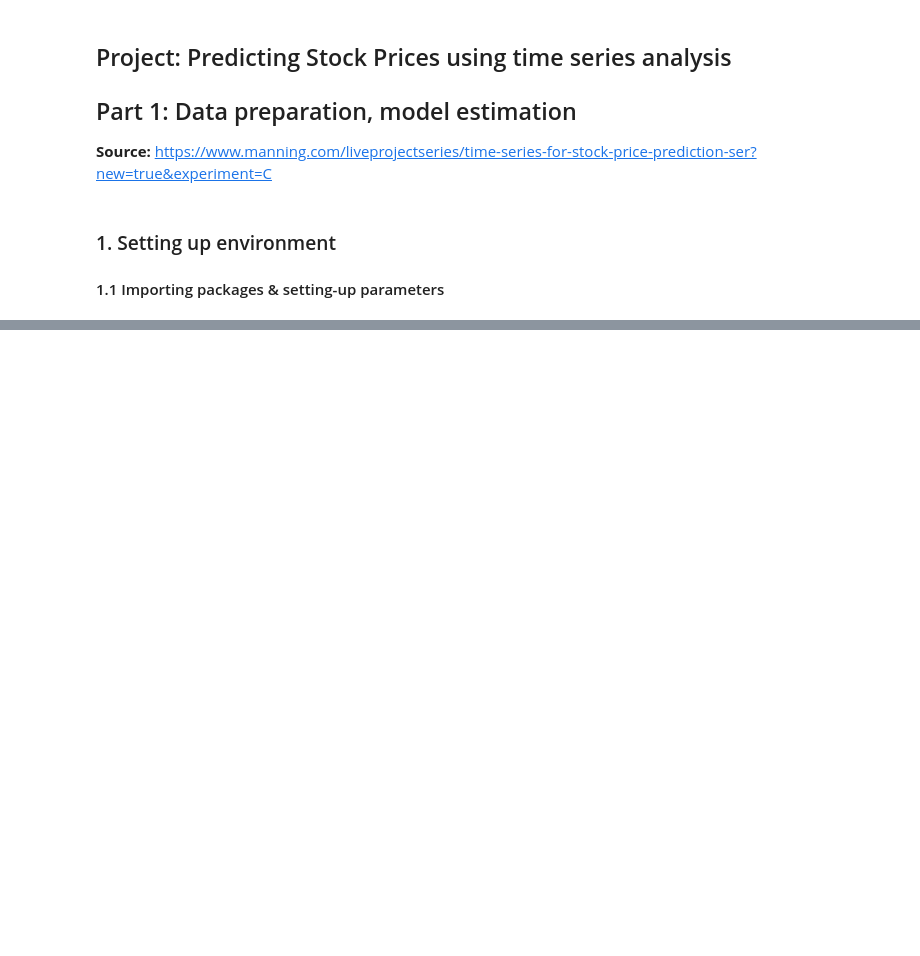
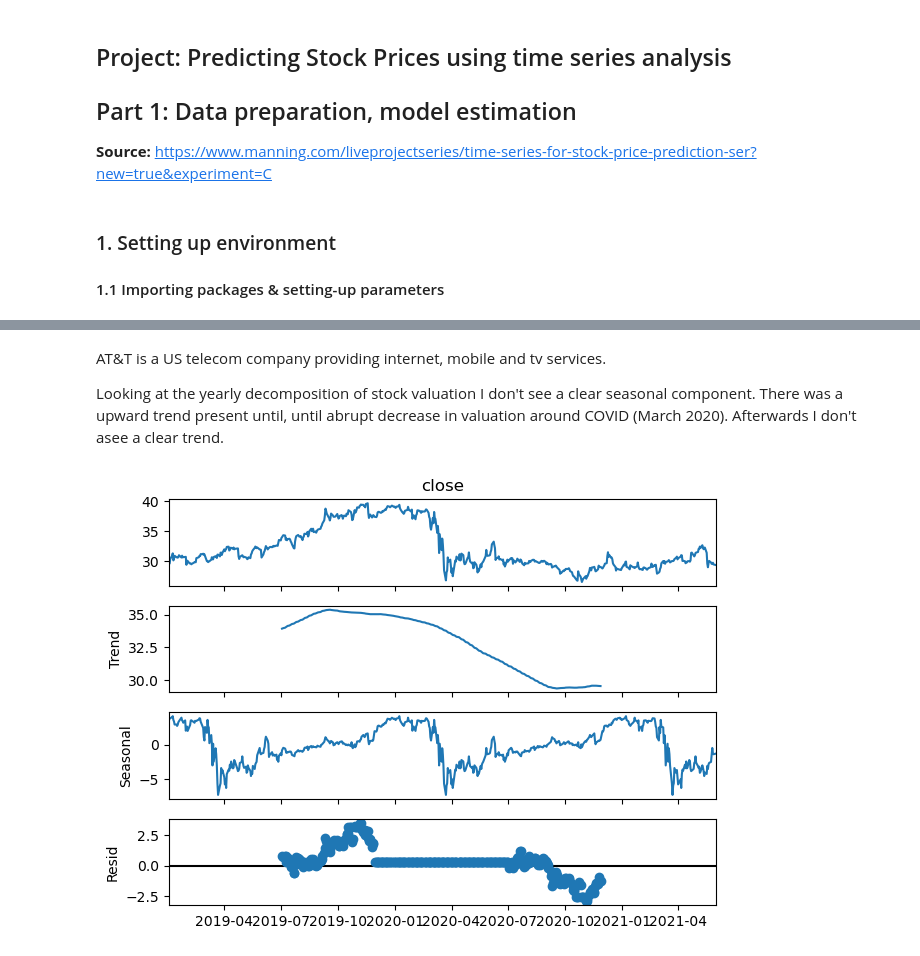
Before and after one commit to TGusciora/Python, a Jupyter notebook: Manning/TimeSeriesStockPrices/TimeSeriesComponents/001_TGusciora_TimeSeriesComponents.ipynb, the cells around one changed output, grey strips where cells are left out. Cells and saved outputs as stored; diff of their text form; code cells hidden in the pictures; blank space fills up the shorter version.

```diff
--- a/Manning/TimeSeriesStockPrices/TimeSeriesComponents/001_TGusciora_TimeSeriesComponents.ipynb
+++ b/Manning/TimeSeriesStockPrices/TimeSeriesComponents/001_TGusciora_TimeSeriesComponents.ipynb
@@ -131,0 +144,4 @@ plt.show()
+# %% [markdown]
+AT&T is a US telecom company providing internet, mobile and tv services.
+
+Looking at the yearly decomposition of stock valuation I don't see a clear seasonal component. There was a upward trend present until, until abrupt decrease in valuation around COVID (March 2020). Afterwards I don't asee a clear trend.
@@ -131,0 +151,7 @@ plt.show()
+# %%
+att_series = att_data.set_index('timestamp')['close'].squeeze()
+result = seasonal_decompose(att_series, model = 'additive', period = 252) # 252 - number of trading days in a year
+result.plot()
+pyplot.show()
+# %% [output]
+[figure, added]
```
Also changed, not shown: parts of 11 cells of this notebook, 1 other file.
